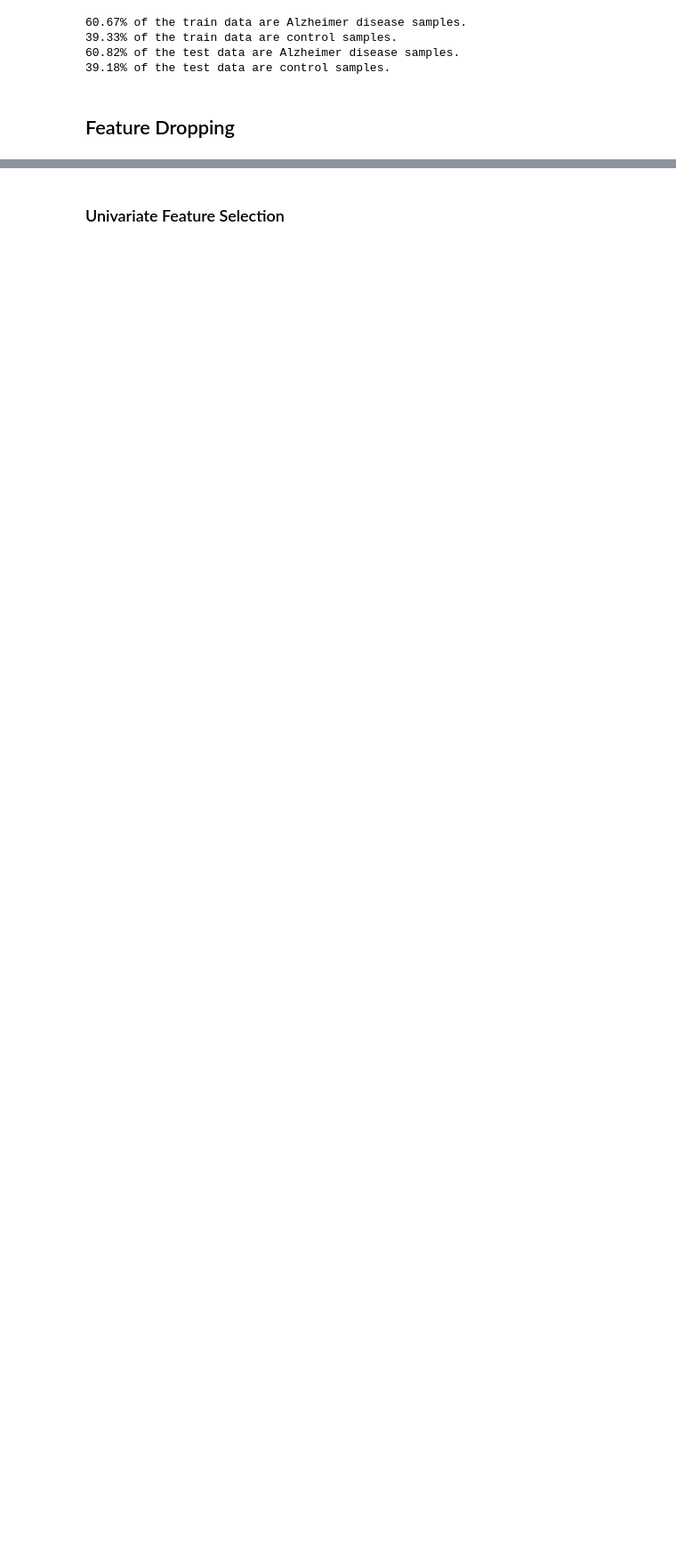
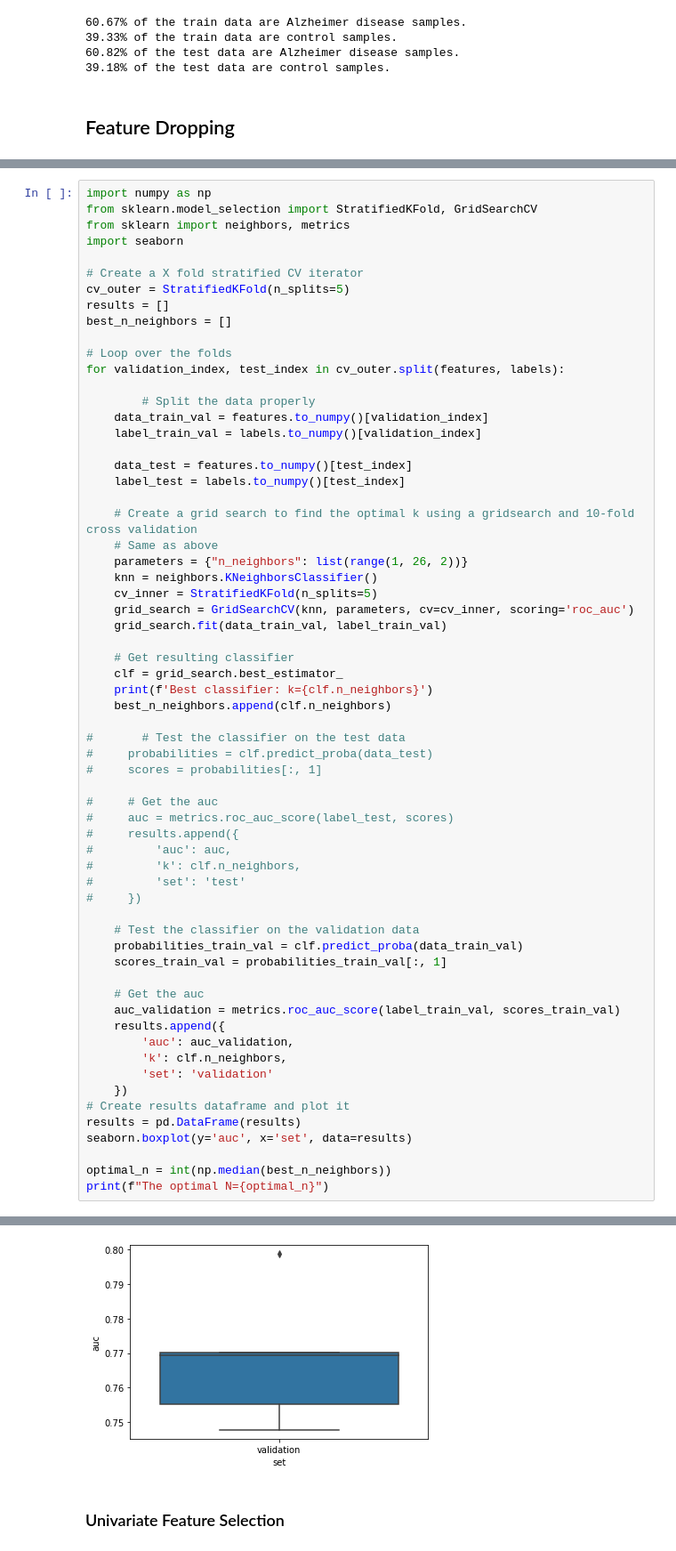
Before and after one commit to MarshaKamsteeg/TM10007_Machine_Learning_Group_Assignment, a Jupyter notebook: tm10007_group_9_code.ipynb, the cells around one changed output, grey strips where cells are left out. Shown at 89% size. Saved outputs shown, nothing was run; the diff lists cells and outputs as text; blank space fills up the shorter version.

Commit message:
Add nested cross validation for k-NN classifier

```diff
--- a/tm10007_group_9_code.ipynb
+++ b/tm10007_group_9_code.ipynb
@@ -114,0 +102,64 @@ for train_idx, val_idx in skf.split(data_designset,label_designset):
+# %%
+import numpy as np
+from sklearn.model_selection import StratifiedKFold, GridSearchCV
+from sklearn import neighbors, metrics
+import seaborn
+
+# Create a X fold stratified CV iterator
+cv_outer = StratifiedKFold(n_splits=5)
+results = []
+best_n_neighbors = []
+
+# Loop over the folds
+for validation_index, test_index in cv_outer.split(features, labels):
+
+		# Split the data properly
+    data_train_val = features.to_numpy()[validation_index]
+    label_train_val = labels.to_numpy()[validation_index]
+
+    data_test = features.to_numpy()[test_index]
+    label_test = labels.to_numpy()[test_index]
+
+    # Create a grid search to find the optimal k using a gridsearch and 10-fold cross validation
+    # Same as above
+    parameters = {"n_neighbors": list(range(1, 26, 2))}
+    knn = neighbors.KNeighborsClassifier()
+    cv_inner = StratifiedKFold(n_splits=5)
+    grid_search = GridSearchCV(knn, parameters, cv=cv_inner, scoring='roc_auc')
+    grid_search.fit(data_train_val, label_train_val)
+
+    # Get resulting classifier
+    clf = grid_search.best_estimator_
+    print(f'Best classifier: k={clf.n_neighbors}')
+    best_n_neighbors.append(clf.n_neighbors)
+
+# 		# Test the classifier on the test data
+#     probabilities = clf.predict_proba(data_test)
+#     scores = probabilities[:, 1]
+
+#     # Get the auc
+#     auc = metrics.roc_auc_score(label_test, scores)
+#     results.append({
+#         'auc': auc,
+#         'k': clf.n_neighbors,
+#         'set': 'test'
+#     })
+
+    # Test the classifier on the validation data
+    probabilities_train_val = clf.predict_proba(data_train_val)
+    scores_train_val = probabilities_train_val[:, 1]
+
+    # Get the auc
+    auc_validation = metrics.roc_auc_score(label_train_val, scores_train_val)
+    results.append({
+        'auc': auc_validation,
+        'k': clf.n_neighbors,
+        'set': 'validation'
+    })
+# Create results dataframe and plot it
+results = pd.DataFrame(results)
+seaborn.boxplot(y='auc', x='set', data=results)
+
+optimal_n = int(np.median(best_n_neighbors))
+print(f"The optimal N={optimal_n}")
+# %% [output]
@@ -115,3 +172,4 @@ for train_idx, val_idx in skf.split(data_designset,label_designset):
+[figure, added]
 # %% [markdown]
 ### Univariate Feature Selection
 # %%
```
Also changed, not shown: parts of 9 cells of this notebook.
